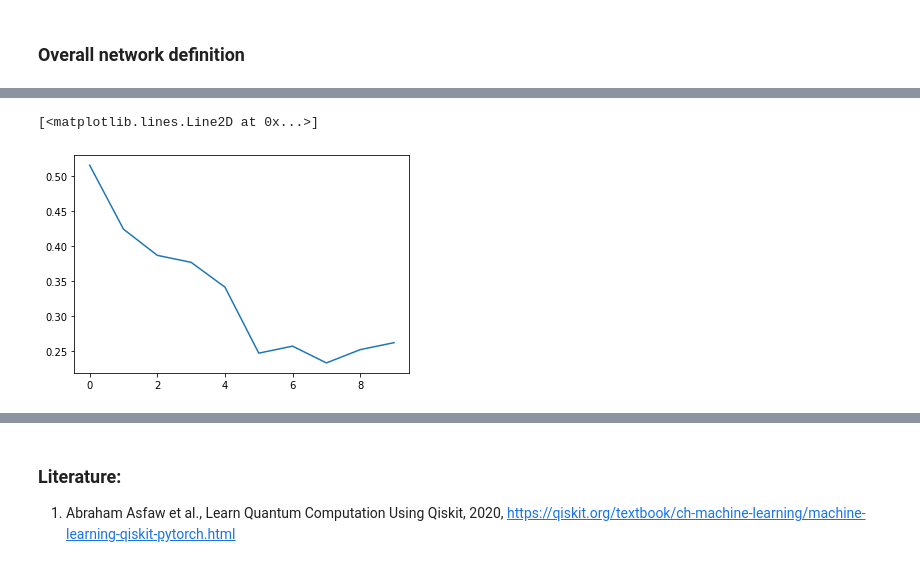
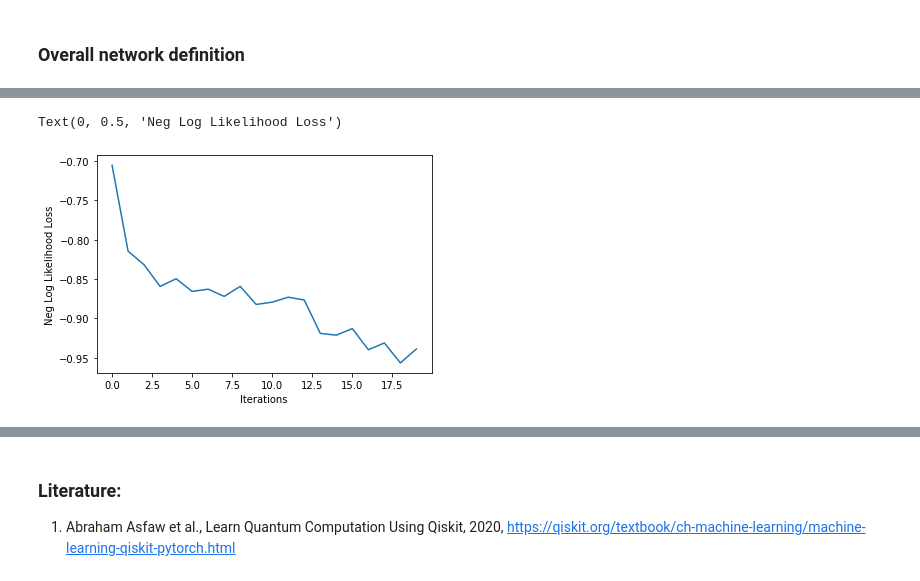
Before and after one commit to asakhnenko/EntangledSolutions, a Jupyter notebook: hybrid_cnn_qiskit.ipynb, the cells around one changed output, grey strips where cells are left out. Cells and saved outputs as stored; diff of their text form; code cells hidden in the pictures.

```diff
--- a/hybrid_cnn_qiskit.ipynb
+++ b/hybrid_cnn_qiskit.ipynb
@@ -63,7 +63,7 @@ Expected value for rotation pi 0.47
 # %% [markdown]
 #### Defining a custom hybrid PyTorch layer
 # %%
-class HybridFunction(Function):
+class Quantum(Function):
 
     @staticmethod
     def forward(ctx, input):
@@ -76,7 +76,7 @@ class HybridFunction(Function):
         result = torch.tensor([expectation_z])
         ctx.save_for_backward(input, result)
 
-        return result + 1 / 2
+        return result
 
     @staticmethod
     def backward(ctx, grad_output):
@@ -126,7 +145,7 @@ train_loader = torch.utils.data.DataLoader(X_train, batch_size=1, shuffle=True)
 # %% [markdown]
 ### Overall network definition
 # %%
-hybrid = HybridFunction.apply
+quantum = Quantum.apply
 
 class Net(nn.Module):
 
@@ -149,31 +168,34 @@ class Net(nn.Module):
         x = self.fc1(x)
         x = F.relu(x)
         x = self.fc2(x)
-        x = hybrid(x)
-        x = torch.cat((x, 1-x), -1)
+        x = quantum(x)
+        x = torch.cat((x, 1 - x), -1)
         return x
 # %%
 model = Net()
 optimizer = optim.Adam(model.parameters(), lr=0.001)
+loss_func = nn.NLLLoss()
 
-epochs = 10
+epochs = 20
 loss_list = []
+
+model.train()
 for epoch in range(epochs):
     total_loss = []
     for batch_idx, (data, target) in enumerate(train_loader):
+        # Training
         optimizer.zero_grad()
+        # Forward pass
         output = model(data)
-        loss = F.nll_loss(output, target)
+        # Calculating loss
+        loss = loss_func(output, target)
+        # Backward pass
         loss.backward()
+        # Optimize the weights
         optimizer.step()
+
         total_loss.append(loss.item())
-        print('Train Epoch: {} [{}/{} ({:.0f}%)]\tLoss: {:.6f}'.format(
-            epoch, batch_idx * len(data), len(train_loader.dataset),
-            100. * batch_idx / len(train_loader), loss.item()))
     loss_list.append(sum(total_loss)/len(total_loss))
-    print("loss {}".format(loss_list[-1]))
-
-# Normalise the loss between 0 and 1
-for i in range(len(loss_list)):
-    loss_list[i] += 1
+    print('Training [{:.0f}%]\tLoss: {:.4f}'.format(
+        100. * (epoch + 1) / epochs, loss_list[-1]))
 # %% [output]
@@ -190,5 +222,7 @@ loss -0.7384999999999999
-# %%
-plt.plot(loss_list)
-# %% [output]
-[<matplotlib.lines.Line2D at 0x...>]
-[figure, removed]
+# %%
+plt.plot(loss_list)
+plt.xlabel('Iterations')
+plt.ylabel('Neg Log Likelihood Loss')
+# %% [output]
+Text(0, 0.5, 'Neg Log Likelihood Loss')
+[figure, added]
```
Also changed, not shown: parts of 8 cells of this notebook.
